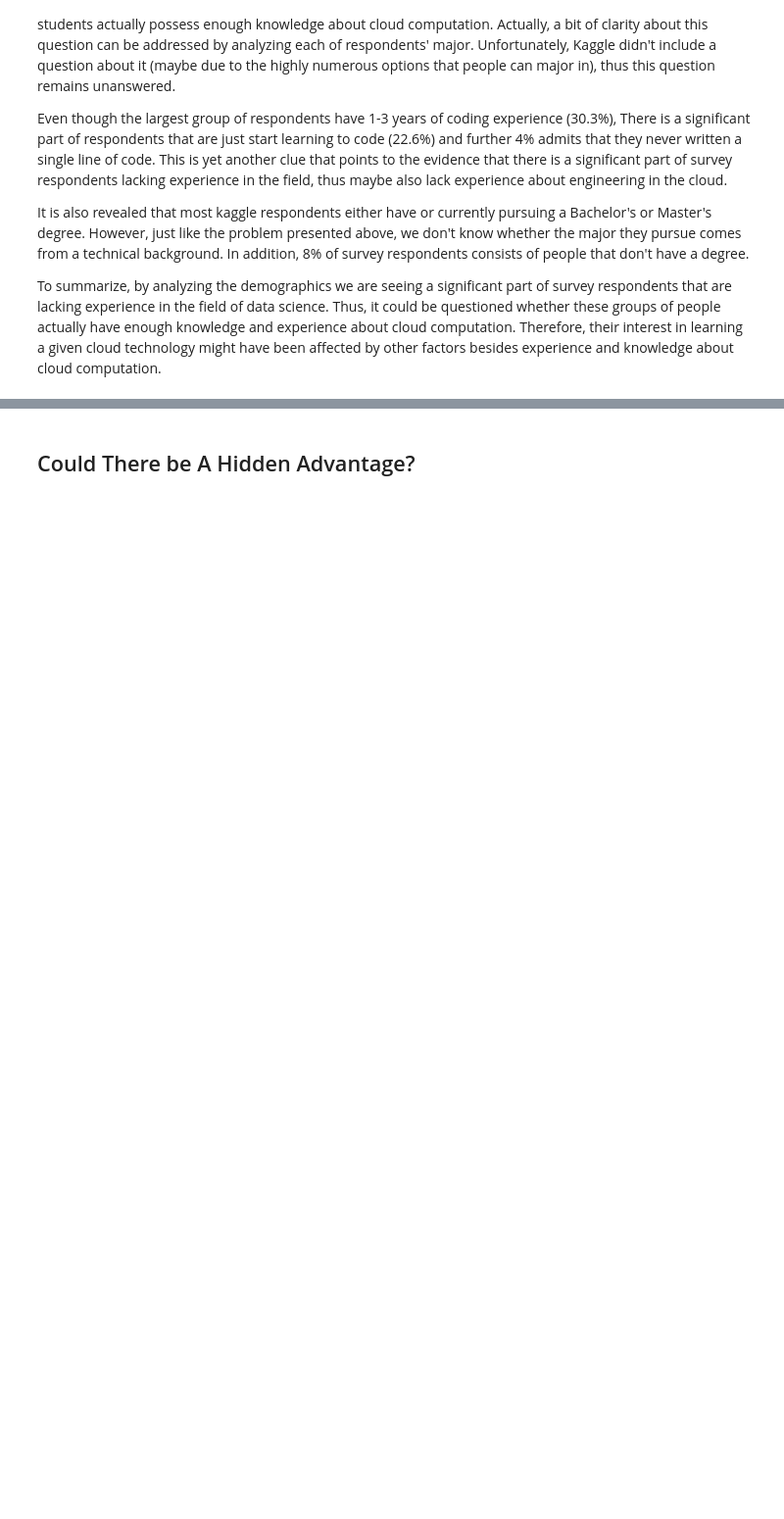
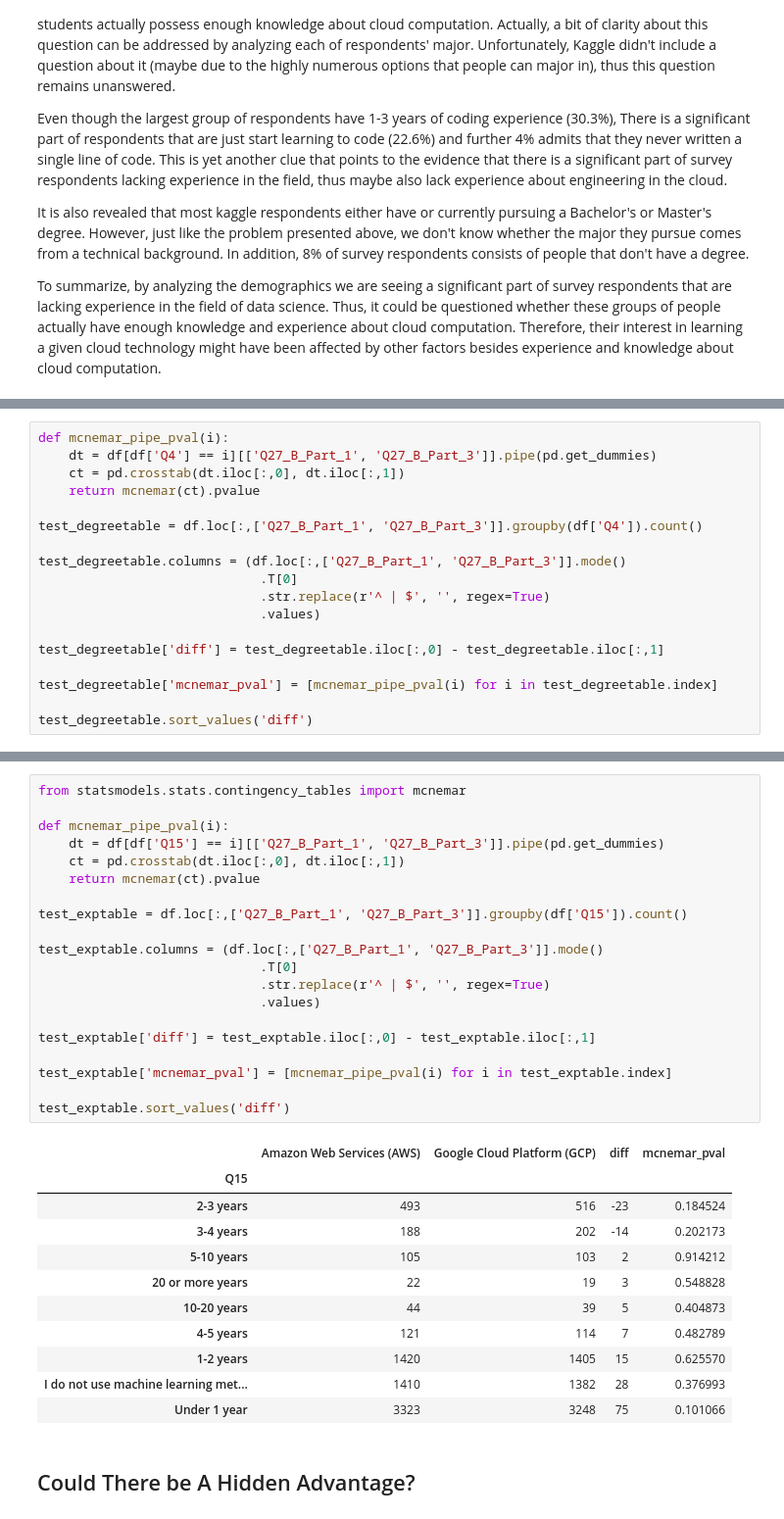
Before and after one commit to sknrendra/2021-Kaggle-Survey-Analytics, a Jupyter notebook: kaggle-2021-survey-data-analysis-main-findings.ipynb, the cells around one changed output, grey strips where cells are left out. Shown: that part at 98% size. Cells and saved outputs as stored; diff of their text form; blank space fills up the shorter version.

```diff
--- a/kaggle-2021-survey-data-analysis-main-findings.ipynb
+++ b/kaggle-2021-survey-data-analysis-main-findings.ipynb
@@ -260,0 +334,18 @@ Engineers are known to be interested in the latest technology available. it coul
+# %%
+def mcnemar_pipe_pval(i):
+    dt = df[df['Q4'] == i][['Q27_B_Part_1', 'Q27_B_Part_3']].pipe(pd.get_dummies)
+    ct = pd.crosstab(dt.iloc[:,0], dt.iloc[:,1])
+    return mcnemar(ct).pvalue
+
+test_degreetable = df.loc[:,['Q27_B_Part_1', 'Q27_B_Part_3']].groupby(df['Q4']).count()
+
+test_degreetable.columns = (df.loc[:,['Q27_B_Part_1', 'Q27_B_Part_3']].mode()
+                             .T[0]
+                             .str.replace(r'^ | $', '', regex=True)
+                             .values)
+
+test_degreetable['diff'] = test_degreetable.iloc[:,0] - test_degreetable.iloc[:,1]
+
+test_degreetable['mcnemar_pval'] = [mcnemar_pipe_pval(i) for i in test_degreetable.index]
+
+test_degreetable.sort_values('diff')
@@ -261,2 +370,34 @@ Engineers are known to be interested in the latest technology available. it coul
+# %%
+from statsmodels.stats.contingency_tables import mcnemar
+
+def mcnemar_pipe_pval(i):
+    dt = df[df['Q15'] == i][['Q27_B_Part_1', 'Q27_B_Part_3']].pipe(pd.get_dummies)
+    ct = pd.crosstab(dt.iloc[:,0], dt.iloc[:,1])
+    return mcnemar(ct).pvalue
+
+test_exptable = df.loc[:,['Q27_B_Part_1', 'Q27_B_Part_3']].groupby(df['Q15']).count()
+
+test_exptable.columns = (df.loc[:,['Q27_B_Part_1', 'Q27_B_Part_3']].mode()
+                             .T[0]
+                             .str.replace(r'^ | $', '', regex=True)
+                             .values)
+
+test_exptable['diff'] = test_exptable.iloc[:,0] - test_exptable.iloc[:,1]
+
+test_exptable['mcnemar_pval'] = [mcnemar_pipe_pval(i) for i in test_exptable.index]
+
+test_exptable.sort_values('diff')
+# %% [output]
+|  | Amazon Web Services (AWS) | Google Cloud Platform (GCP) | diff | mcnemar_pval |
+| Q15 |  |  |  |  |
+| 2-3 years | 493 | 516 | -23 | 0.184524 |
+| 3-4 years | 188 | 202 | -14 | 0.202173 |
+| 5-10 years | 105 | 103 | 2 | 0.914212 |
+| 20 or more years | 22 | 19 | 3 | 0.548828 |
+| 10-20 years | 44 | 39 | 5 | 0.404873 |
+| 4-5 years | 121 | 114 | 7 | 0.482789 |
+| 1-2 years | 1420 | 1405 | 15 | 0.625570 |
+| I do not use machine learning met... | 1410 | 1382 | 28 | 0.376993 |
+| Under 1 year | 3323 | 3248 | 75 | 0.101066 |
 # %% [markdown]
 ## Could There be A Hidden Advantage?
```
Also changed, not shown: parts of 25 cells of this notebook.
